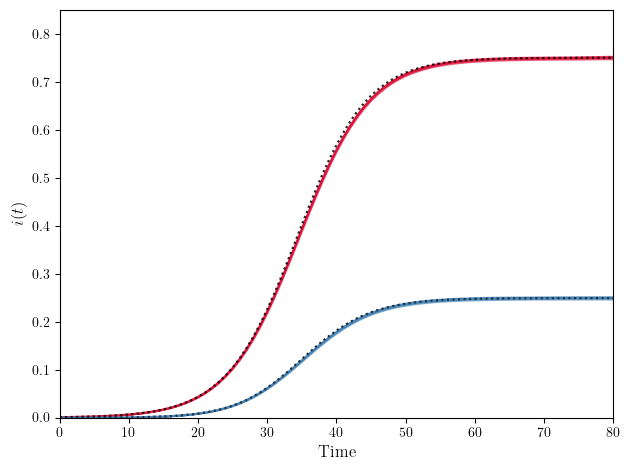
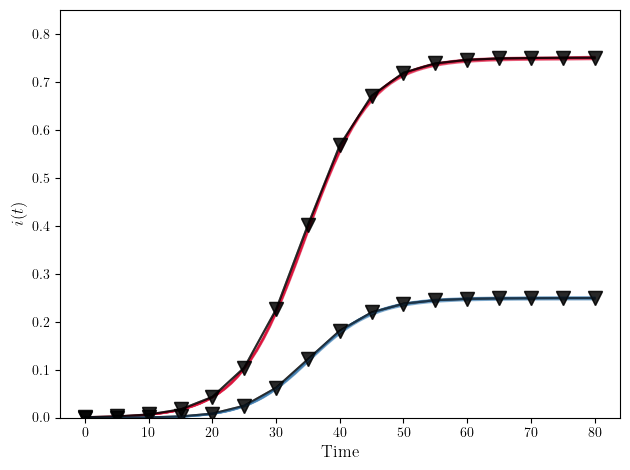
The change to this notebook cell's code, shown as a diff; its figure went from the first image to the second:
--- before
+++ after
@@ -1,3 +1,3 @@
-plot_simulation(binsym001_sim, mean_field=binsym001_mf)
+plot_simulation(binsym001_sim, mean_field=binsym001_mf, bigger_points=True)
 
 plt.xlabel('Time', fontsize=12)
@@ -5,5 +5,5 @@
 #plt.title(fr'Binary Symmetric Channel, $\epsilon = {epsilon}$  (N={N}, {num_runs} runs)')
 plt.ylim(0, .85)
-plt.xlim(0, max_time)
+#plt.xlim(0, max_time)
 #plt.legend(ncol=2, fontsize=8)
 plt.tight_layout()

Commit: New plots 2